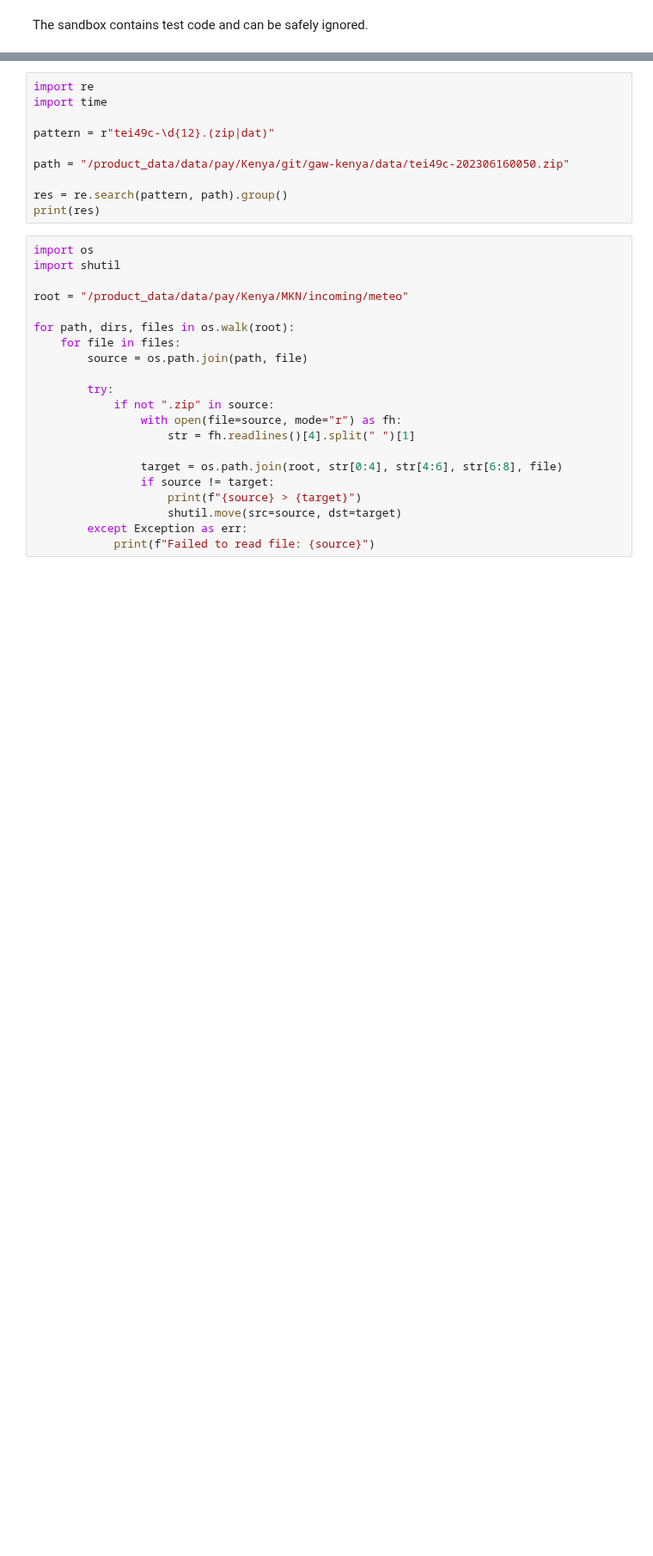
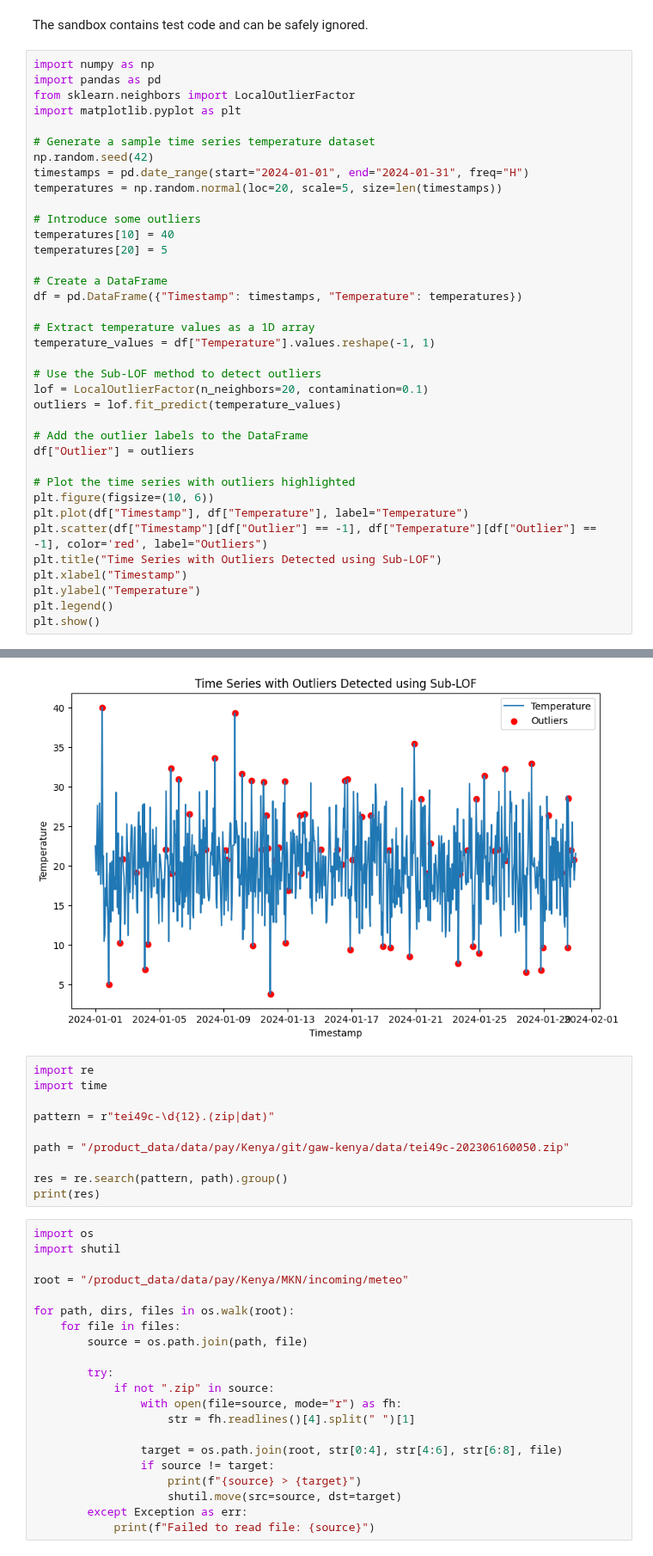
Before and after one commit to MeteoSwiss/gawkenya, a Jupyter notebook: sandbox.ipynb, the cells around one changed output, grey strips where cells are left out. Shown at 86% size. Cells and saved outputs as stored; diff of their text form; blank space fills up the shorter version.

```diff
--- a/sandbox.ipynb
+++ b/sandbox.ipynb
@@ -1,2 +1,40 @@
 # %% [markdown]
 The sandbox contains test code and can be safely ignored.
+# %%
+import numpy as np
+import pandas as pd
+from sklearn.neighbors import LocalOutlierFactor
+import matplotlib.pyplot as plt
+
+# Generate a sample time series temperature dataset
+np.random.seed(42)
+timestamps = pd.date_range(start="2024-01-01", end="2024-01-31", freq="H")
+temperatures = np.random.normal(loc=20, scale=5, size=len(timestamps))
+
+# Introduce some outliers
+temperatures[10] = 40
+temperatures[20] = 5
+
+# Create a DataFrame
+df = pd.DataFrame({"Timestamp": timestamps, "Temperature": temperatures})
+
+# Extract temperature values as a 1D array
+temperature_values = df["Temperature"].values.reshape(-1, 1)
+
+# Use the Sub-LOF method to detect outliers
+lof = LocalOutlierFactor(n_neighbors=20, contamination=0.1)
+outliers = lof.fit_predict(temperature_values)
+
+# Add the outlier labels to the DataFrame
+df["Outlier"] = outliers
+
+# Plot the time series with outliers highlighted
+plt.figure(figsize=(10, 6))
+plt.plot(df["Timestamp"], df["Temperature"], label="Temperature")
+plt.scatter(df["Timestamp"][df["Outlier"] == -1], df["Temperature"][df["Outlier"] == -1], color='red', label="Outliers")
+plt.title("Time Series with Outliers Detected using Sub-LOF")
+plt.xlabel("Timestamp")
+plt.ylabel("Temperature")
+plt.legend()
+plt.show()
+# %% [output]
@@ -3,3 +49,4 @@ The sandbox contains test code and can be safely ignored.
+[figure, added]
 # %%
 import re
 import time
```
Also changed, not shown: parts of 3 cells of this notebook, 1 other file.
